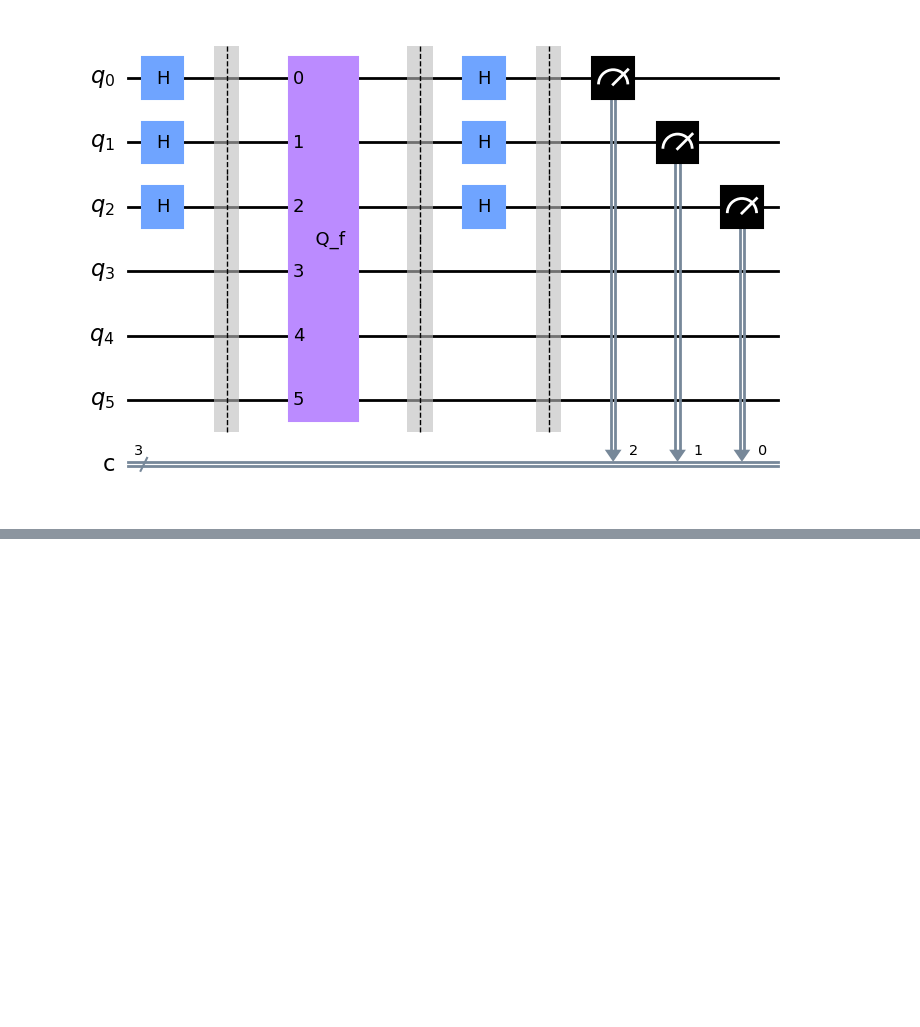
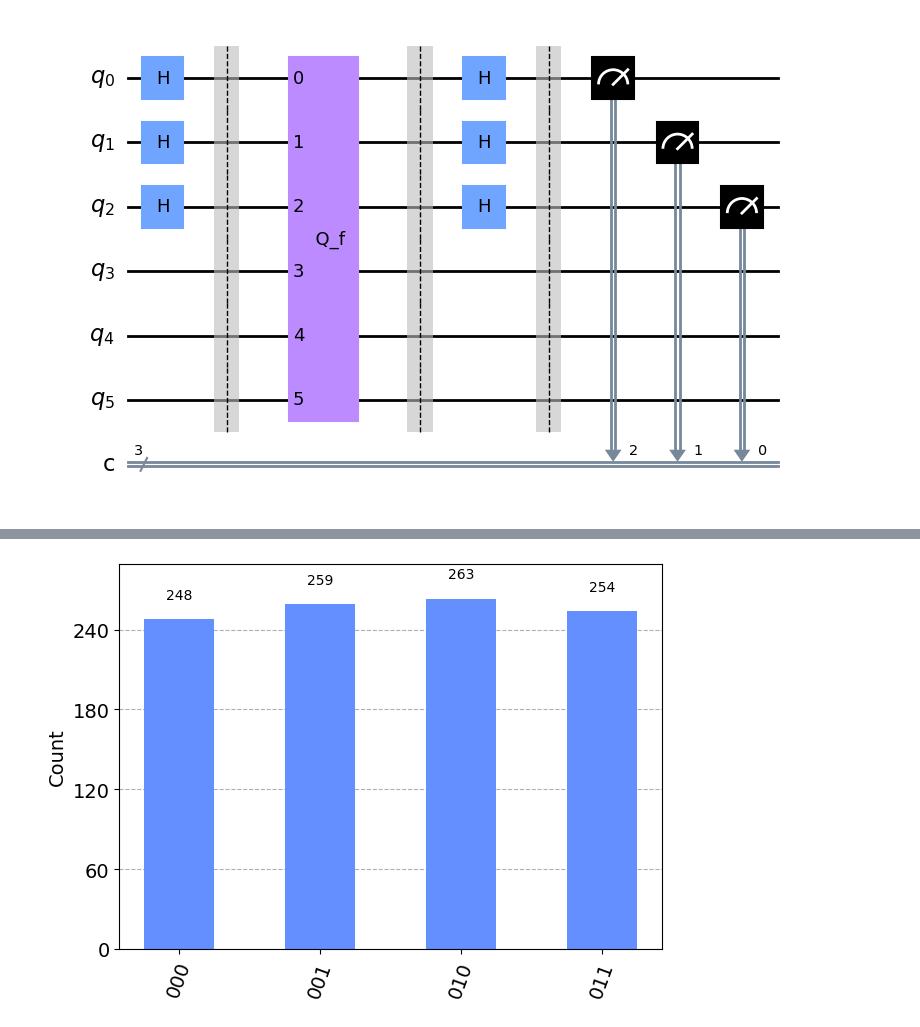
Before and after one commit to rodelanu/TFG, a Jupyter notebook: 3_Simon_Rules.ipynb, the cells around one changed output, grey strips where cells are left out. Cells and saved outputs as stored; diff of their text form; code cells hidden in the pictures; blank space fills up the shorter version.

```diff
--- a/3_Simon_Rules.ipynb
+++ b/3_Simon_Rules.ipynb
@@ -214,0 +215,18 @@ plot_histogram(counts)
+# %%
+from qiskit_ibm_provider import IBMProvider
+
+# Conectar con la cuenta de IBM Quantum Experience
+provider = IBMProvider("890236cc4ae6dbd9f97b87a81e905dd319c9ba3dad5e6e48fc06bf6bb08277dda38313cf01aefade795376ec3065e948a412ca8f579cdb3949cbd530b70d967b")
+# %%
+# INPUT
+b = '001'
+
+# Obtener el backend de IBM Quantum
+backend = provider.get_backend('ibm_perth')  # Reemplaza 'ibmq_...' con el nombre del backend real que deseas utilizar
+
+algorithm = simon_algorithm_inverted(b)
+results = aer_sim.run(transpile(algorithm, backend), shots=1024).result()
+counts = results.get_counts()
+plot_histogram(counts)
+# %% [output]
+[figure, added]
```
Also changed, not shown: parts of 5 cells of this notebook.
